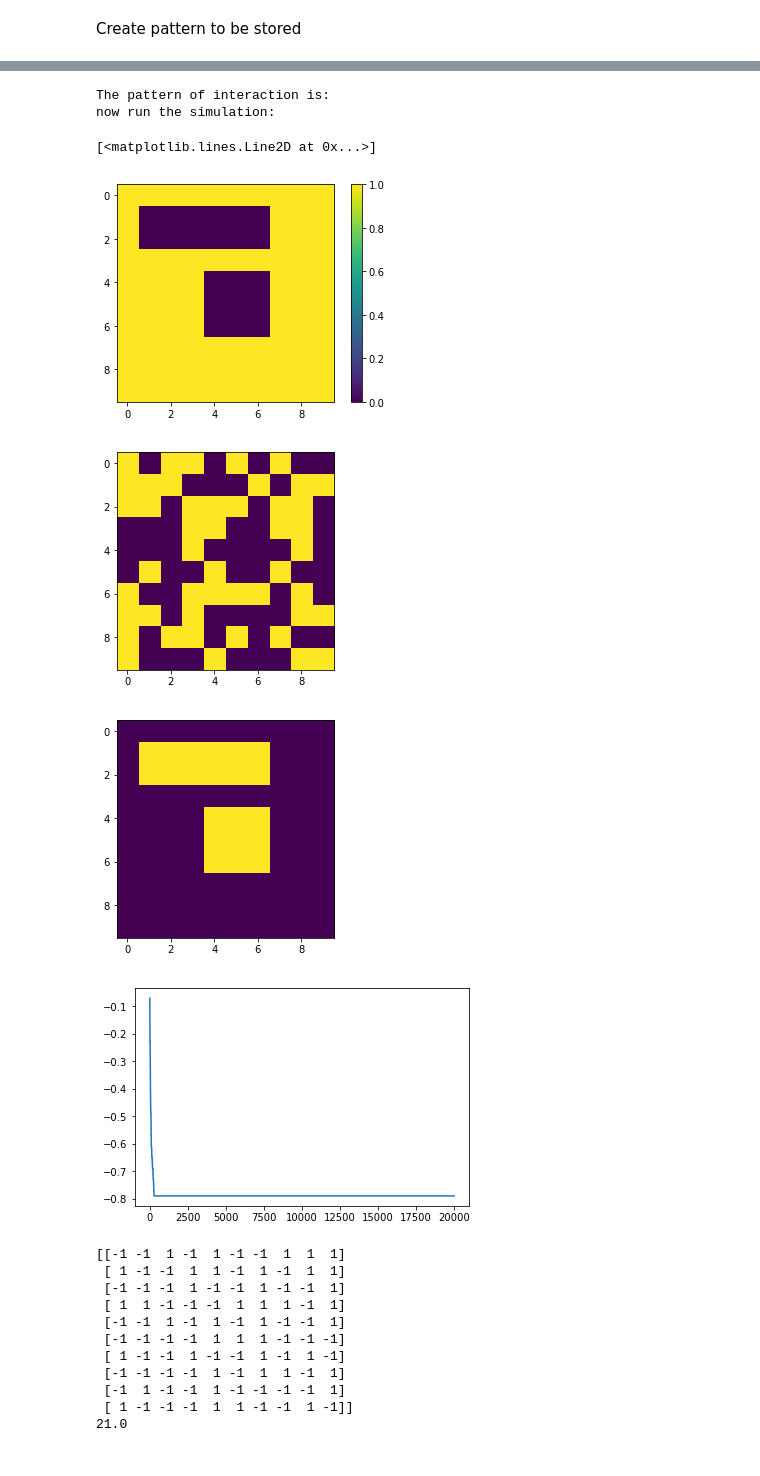
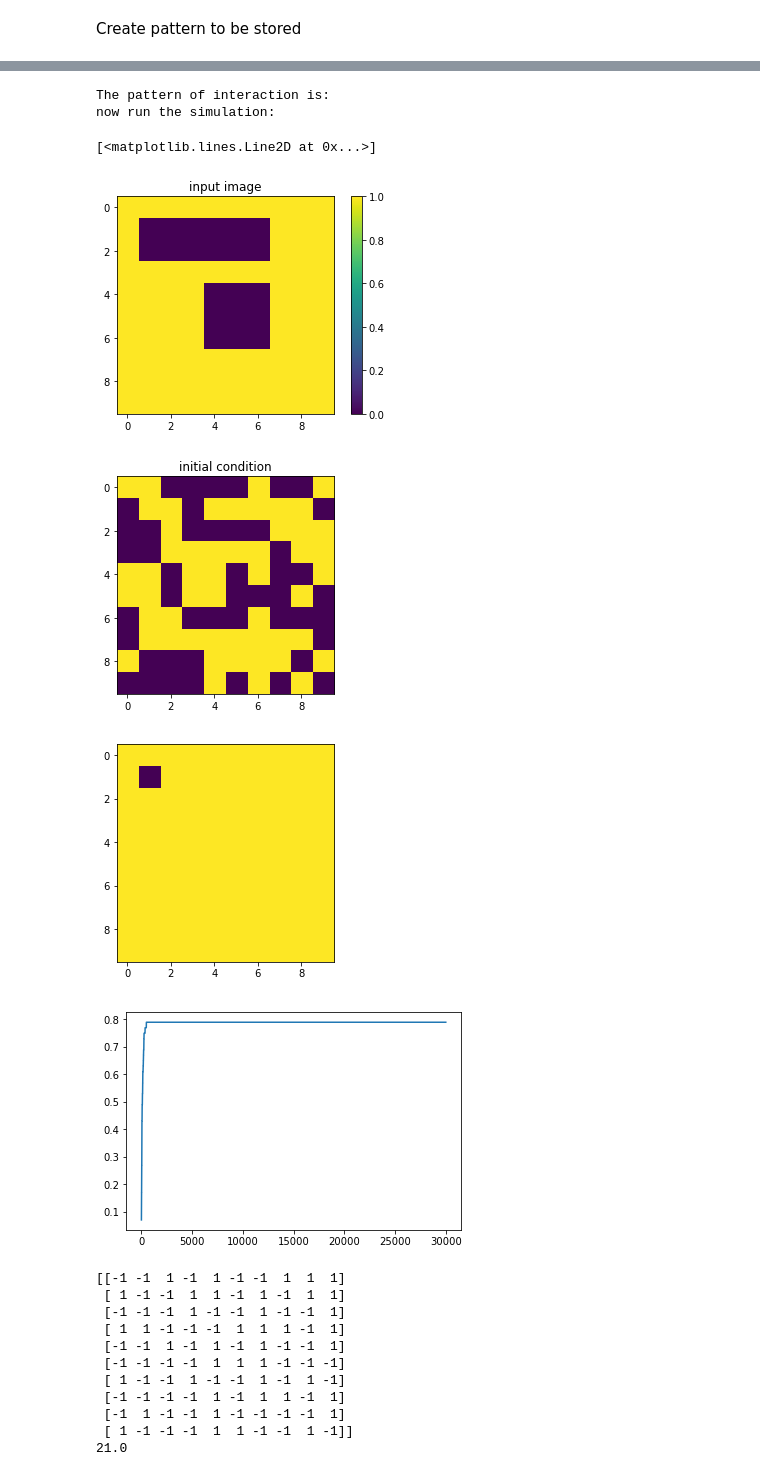
Before and after one commit to g-torr/gillespie-Ising, a Jupyter notebook: Ising/Python/store pattern.ipynb, the cells around one changed output, grey strips where cells are left out. Cells and saved outputs as stored; diff of their text form; code cells hidden in the pictures.

```diff
--- a/Ising/Python/store pattern.ipynb
+++ b/Ising/Python/store pattern.ipynb
@@ -1,15 +5,16 @@
 # %%
 class Ising(object):
-    def __init__(self,T,J):
+    def __init__(self,T,J,theta):
         self.T=T
         self.N=len(J) # dimension of the problem
         self.spin=2*(rand(self.N,self.N)>0.5)-1 # matrix of spin
         self.J=J
+        self.theta=theta
         self.mask=array([[(i+j)%2 for i in arange(0,self.N)] for j in arange (0,self.N)])#this is the chessboard pattern
         #self.E=self.energy2()
         #self.spin=reshape(append(self.spin,self.spin[:,0]),(self.N,self.N+1))
         #self.spin=reshape(append(self.spin,self.spin[0,:]),(self.N+1,self.N+1))
-    def energy(self):
+    '''def energy(self):
         E=0
         S=self.spin
         N=self.N
@@ -17,13 +22,13 @@ class Ising(object):
             for j in arange(0,N):
                 E+=self.J*(S[i,j]*S[i,(j+1)%N]+S[i,j]*S[i,j-1]+S[i,j]*S[i-1,j]+S[i,j]*S[(i+1)%N,j])
         #self.E=E
-        return E
+        return E'''
     def energy2(self):
         return -0.5*sum(self.spin*convolve2d(self.spin,self.couplings,"same",boundary="wrap")) #make the matrix product between spin matrix and the coupling matrix
     def energy_difference(self,i,j):# after - before
         S=self.spin
         effective_field=S*self.J
-        return effective_field[i,j]*(sum(effective_field)-effective_field[i,j])+3*S[i,j]
+        return 2*effective_field[i,j]*(sum(effective_field)-effective_field[i,j])+2*self.theta*S[i,j]
         #print(i)
 
 
@@ -74,31 +91,35 @@ from scipy.signal import convolve2d
 # %%
-J_temp=(J+G)/2
-model = Ising(0.1,J_temp)
+J_temp=(J+G)/2# but it does not work if (J+G)/2
+theta=0.1
+model = Ising(0.1,J_temp,theta)
 print("The pattern of interaction is:")
 figure()
+title("input image")
 imshow(J_temp)
 colorbar()
 print('now run the simulation:')
 figure()
+title("initial condition")
 model.show()
 k=0
 dati=[]
-while k<20000:
+while k<30000:
     dati+=[model.magnetisation()]
     model.move()
     k+=1
 figure()
+
 model.show()
 figure()
 plot(dati)
 # %% [output]
 The pattern of interaction is:
 now run the simulation:
 [<matplotlib.lines.Line2D at 0x...>]
-[figure, old version]
+[figure, new version]
-[figure, old version]
+[figure, new version]
-[figure, old version]
+[figure, new version]
-[figure, old version]
+[figure, new version]
 # %%
 S=2*(rand(10,10)>0.5)-1 # matrix of spin
 J*S
```
Also changed, not shown: parts of 4 cells of this notebook.
